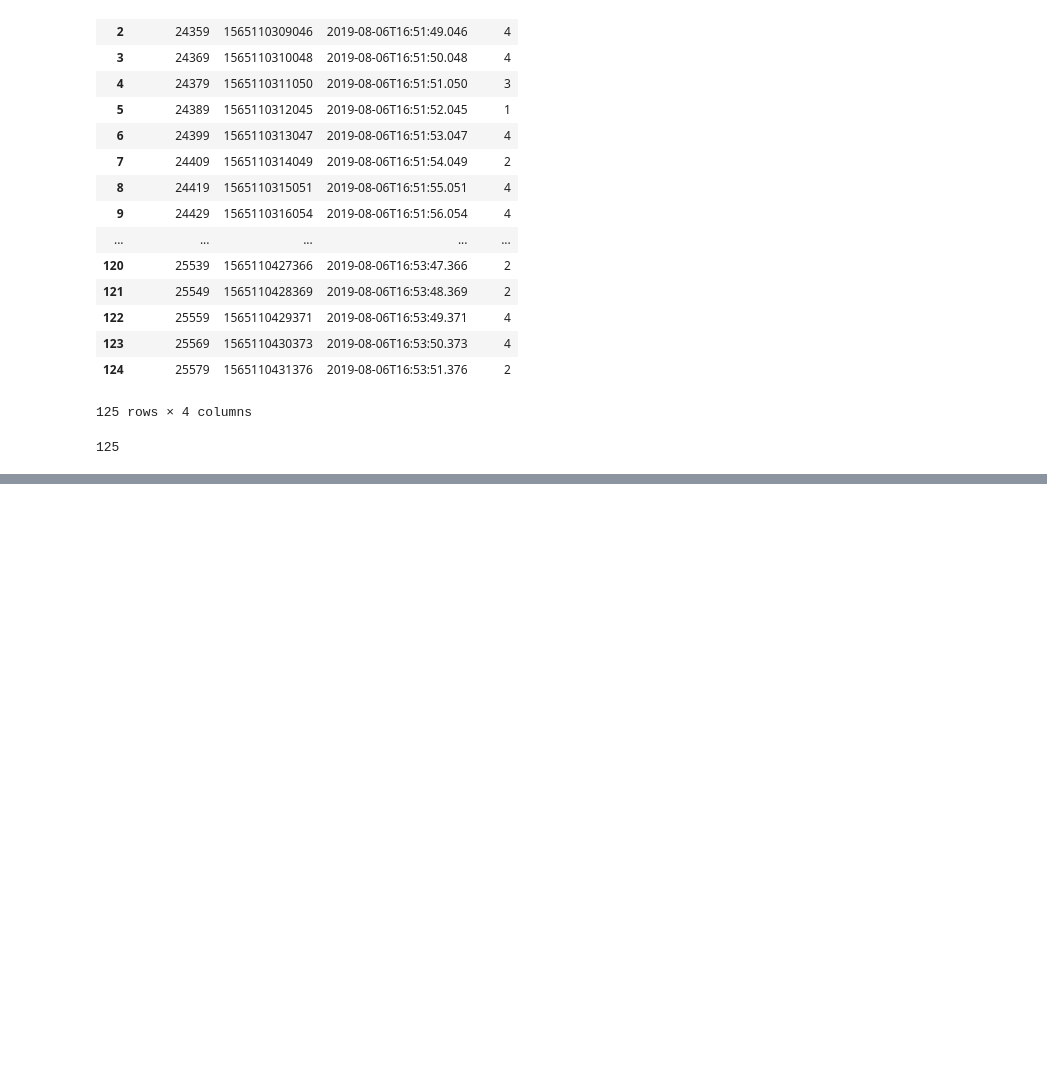
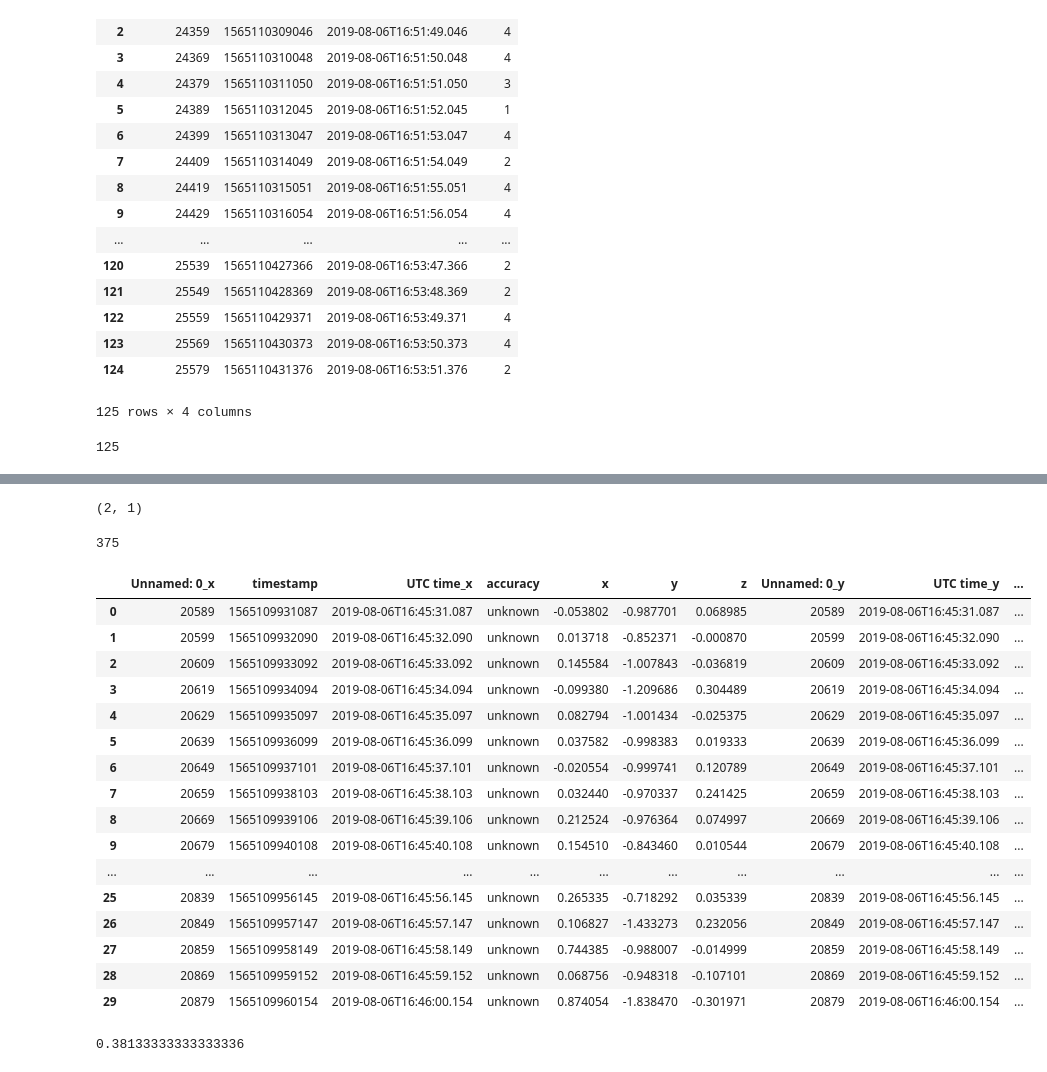
Before and after one commit to federicoweill/movement_prediction_edx_2019, a Jupyter notebook: movement_prediction-movelets.ipynb, the cells around one changed output, grey strips where cells are left out. Drawn from its saved outputs; the diff is of its cells as text; code cells hidden in the pictures; blank space fills up the shorter version.

Commit message:
revisando algoritmos porque el accuracy es bajo

```diff
--- a/movement_prediction-movelets.ipynb
+++ b/movement_prediction-movelets.ipynb
@@ -1142,0 +1176,38 @@ df
+# %%
+labels
+# %% [output]
+(2, 1)
+# %%
+#avanzando de a uno en los moveletes de la muestra incognita
+label_small_predicted = []
+o = 0
+for i in range (375):
+    l = label_prediction_improved(dfsmall[['x','y','z','acceleration','label']][o:o+2],movelet_dict_small)
+    label_small_predicted.append(l[1])
+    o = o + 1
+# %%
+len(label_small_predicted)
+# %% [output]
+375
+# %%
+dfsmall['label_predicted'] = label_small_predicted
+# %%
+dfsmall.head(30)
+# %% [output]
+|  | Unnamed: 0_x | timestamp | UTC time_x | accuracy | x | y | z | Unnamed: 0_y | UTC time_y | ... |
+| 0 | 20589 | 1565109931087 | 2019-08-06T16:45:31.087 | unknown | -0.053802 | -0.987701 | 0.068985 | 20589 | 2019-08-06T16:45:31.087 | ... |
+| 1 | 20599 | 1565109932090 | 2019-08-06T16:45:32.090 | unknown | 0.013718 | -0.852371 | -0.000870 | 20599 | 2019-08-06T16:45:32.090 | ... |
+| 2 | 20609 | 1565109933092 | 2019-08-06T16:45:33.092 | unknown | 0.145584 | -1.007843 | -0.036819 | 20609 | 2019-08-06T16:45:33.092 | ... |
+| 3 | 20619 | 1565109934094 | 2019-08-06T16:45:34.094 | unknown | -0.099380 | -1.209686 | 0.304489 | 20619 | 2019-08-06T16:45:34.094 | ... |
+| 4 | 20629 | 1565109935097 | 2019-08-06T16:45:35.097 | unknown | 0.082794 | -1.001434 | -0.025375 | 20629 | 2019-08-06T16:45:35.097 | ... |
+| 5 | 20639 | 1565109936099 | 2019-08-06T16:45:36.099 | unknown | 0.037582 | -0.998383 | 0.019333 | 20639 | 2019-08-06T16:45:36.099 | ... |
+| 6 | 20649 | 1565109937101 | 2019-08-06T16:45:37.101 | unknown | -0.020554 | -0.999741 | 0.120789 | 20649 | 2019-08-06T16:45:37.101 | ... |
+| 7 | 20659 | 1565109938103 | 2019-08-06T16:45:38.103 | unknown | 0.032440 | -0.970337 | 0.241425 | 20659 | 2019-08-06T16:45:38.103 | ... |
+| 8 | 20669 | 1565109939106 | 2019-08-06T16:45:39.106 | unknown | 0.212524 | -0.976364 | 0.074997 | 20669 | 2019-08-06T16:45:39.106 | ... |
+| 9 | 20679 | 1565109940108 | 2019-08-06T16:45:40.108 | unknown | 0.154510 | -0.843460 | 0.010544 | 20679 | 2019-08-06T16:45:40.108 | ... |
+| ... | ... | ... | ... | ... | ... | ... | ... | ... | ... | ... |
+| 25 | 20839 | 1565109956145 | 2019-08-06T16:45:56.145 | unknown | 0.265335 | -0.718292 | 0.035339 | 20839 | 2019-08-06T16:45:56.145 | ... |
+| 26 | 20849 | 1565109957147 | 2019-08-06T16:45:57.147 | unknown | 0.106827 | -1.433273 | 0.232056 | 20849 | 2019-08-06T16:45:57.147 | ... |
+| 27 | 20859 | 1565109958149 | 2019-08-06T16:45:58.149 | unknown | 0.744385 | -0.988007 | -0.014999 | 20859 | 2019-08-06T16:45:58.149 | ... |
+| 28 | 20869 | 1565109959152 | 2019-08-06T16:45:59.152 | unknown | 0.068756 | -0.948318 | -0.107101 | 20869 | 2019-08-06T16:45:59.152 | ... |
+| 29 | 20879 | 1565109960154 | 2019-08-06T16:46:00.154 | unknown | 0.874054 | -1.838470 | -0.301971 | 20879 | 2019-08-06T16:46:00.154 | ... |
@@ -1142,0 +1217,4 @@ df
+# %%
+acc
+# %% [output]
+0.38133333333333336
```
Also changed, not shown: parts of 18 cells of this notebook.
